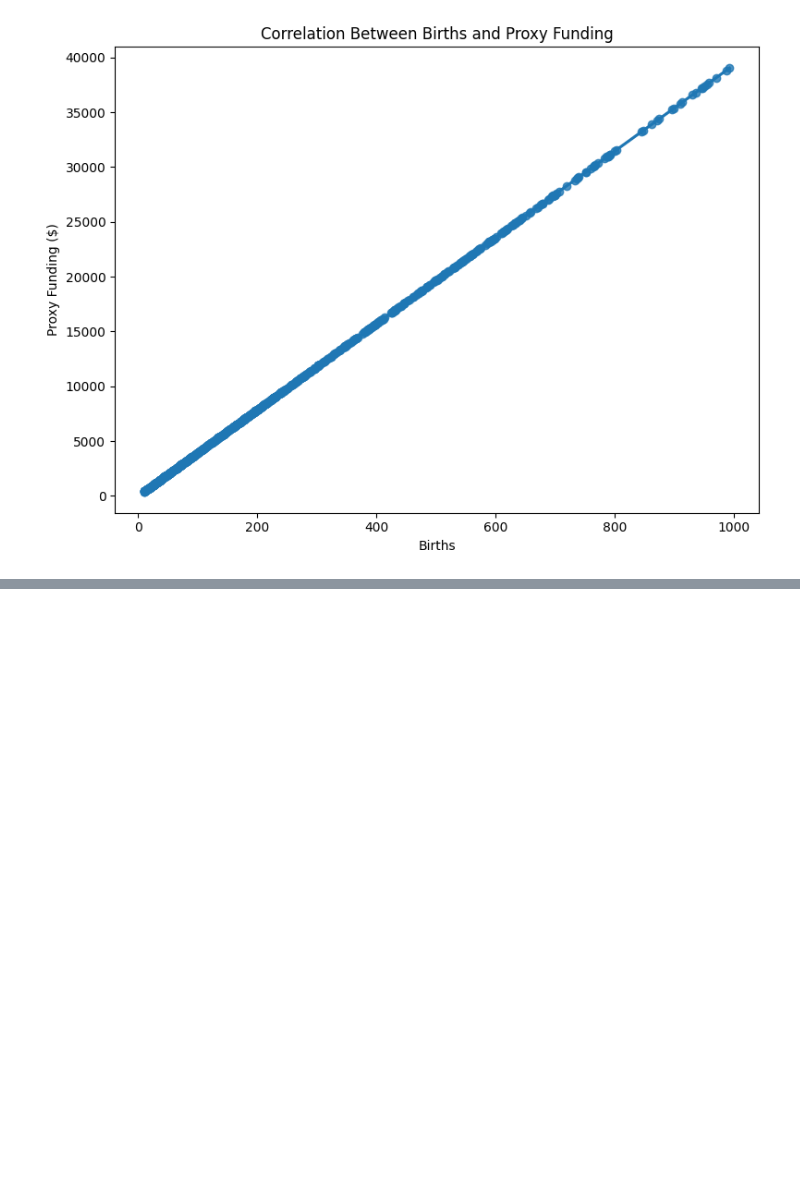
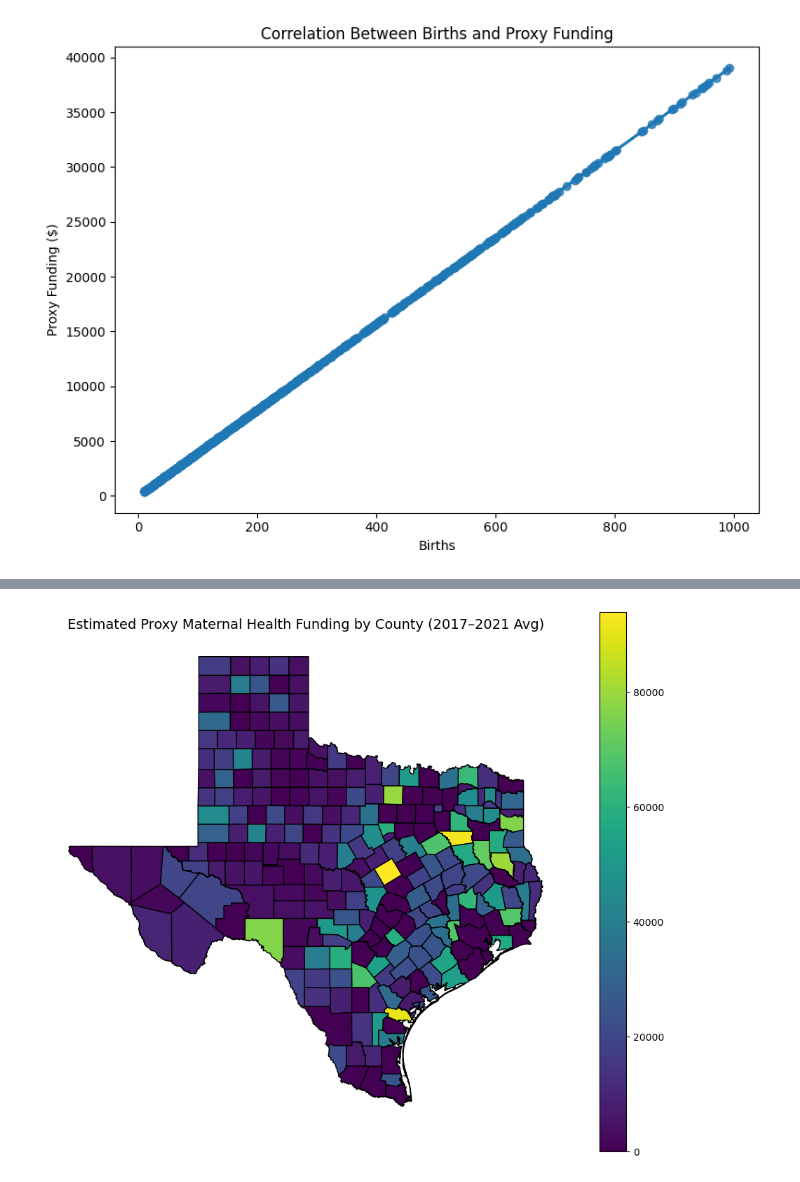
Before and after one commit to smozley/maternal-health-funding-analysis, a Jupyter notebook: notebooks/Notebook2_DescriptiveAnalysis.ipynb, the cells around one changed output, grey strips where cells are left out. Drawn from its saved outputs; the diff is of its cells as text; code cells hidden in the pictures; blank space fills up the shorter version.

Commit message:
Add notebook, plots, and outlier table for maternal health analysis

```diff
--- a/notebooks/Notebook2_DescriptiveAnalysis.ipynb
+++ b/notebooks/Notebook2_DescriptiveAnalysis.ipynb
@@ -169,0 +170,9 @@ plt.show()
+# %%
+import geopandas as gpd
+
+# Load Texas counties shapefile
+gdf = gpd.read_file("../data/raw/tx_counties.geojson")
+
+# Preview
+print(f"Counties loaded: {len(gdf)}")
+gdf.head()
@@ -169,0 +187,6 @@ plt.show()
+# %%
+# Remove " County" from the COUNTY column
+gdf["County"] = gdf["COUNTY"].str.replace(" County", "", regex=False)
+gdf = gdf.drop(columns=["COUNTY"])  # optional: drop old column
+
+gdf[["FIPS", "County"]].head()
@@ -169,0 +239,22 @@ plt.show()
+# %%
+# Aggregate live births by county and year
+births_summary = births_df.groupby(["County", "Year"], as_index=False)["LiveBirths"].sum()
+
+# Average annual births per county (2017–2021)
+births_avg = births_summary.groupby("County", as_index=False)["LiveBirths"].mean()
+births_avg.rename(columns={"LiveBirths": "AvgAnnualBirths"}, inplace=True)
+
+# Merge with geodata
+gdf = gdf.merge(births_avg, on="County", how="left")
+# %%
+gdf["ProxyFunding"] = gdf["AvgAnnualBirths"] * 100  # change multiplier as needed
+# %%
+import matplotlib.pyplot as plt
+
+fig, ax = plt.subplots(figsize=(12, 10))
+gdf.plot(column="ProxyFunding", cmap="viridis", legend=True, ax=ax, edgecolor="black")
+ax.set_title("Estimated Proxy Maternal Health Funding by County (2017–2021 Avg)", fontsize=14)
+ax.axis("off")
+plt.show()
+# %% [output]
+[figure, added]
```
Also changed, not shown: parts of 50 cells of this notebook, 2 other files.
